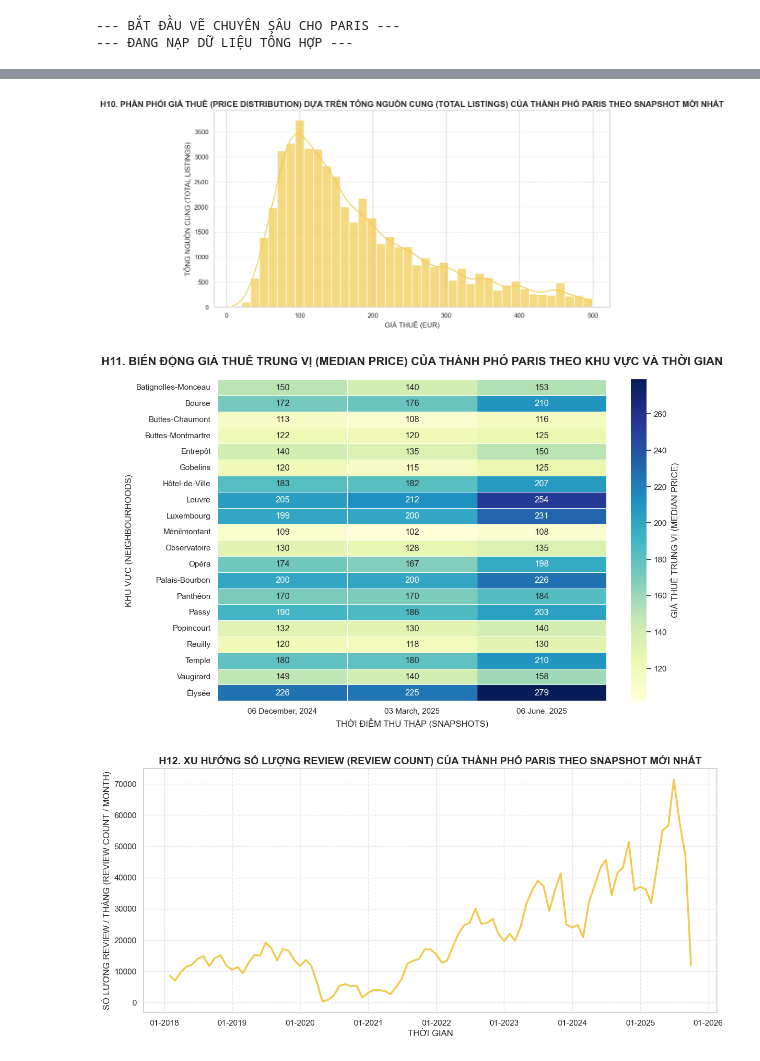
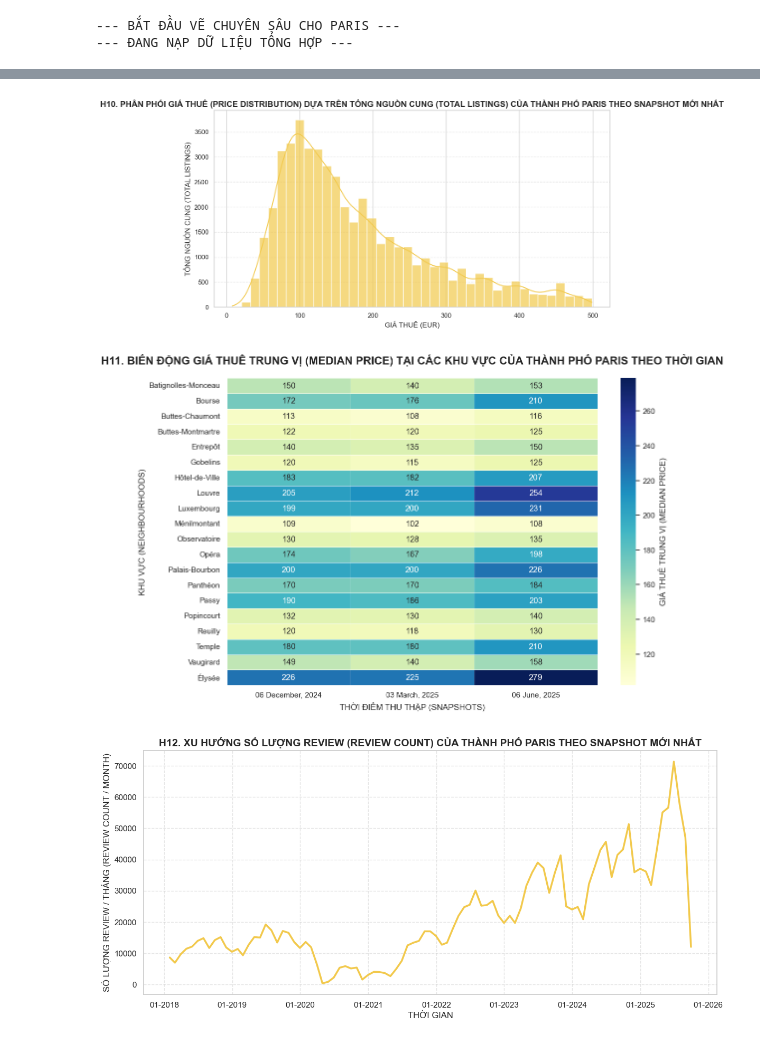
Before and after one commit to levfu/2526-LTXLDL-Project4-AIT2006-2-4.4, a Jupyter notebook: src/Paris_Visualization.ipynb, the cells around one changed output, grey strips where cells are left out. Saved outputs shown, nothing was run; the diff lists cells and outputs as text; code cells hidden in the pictures.

```diff
--- a/src/Paris_Visualization.ipynb
+++ b/src/Paris_Visualization.ipynb
@@ -300,7 +300,7 @@ if not kpi_room.empty:
     kpi_room = kpi_room.sort_values('dt')
 
     ax3 = sns.barplot(data=kpi_room, x='snapshot_date', y='percentage', hue='room_type', palette='Set2')
-    plt.title('H6. PHÂN BỐ CƠ CẤU LOẠI PHÒNG (ROOM TYPE) CỦA THÀNH PHỐ PARIS THEO THỜI GIAN', fontsize=14, fontweight='bold')
+    plt.title('H6. CƠ CẤU LOẠI PHÒNG (ROOM TYPE) CỦA THÀNH PHỐ PARIS THEO THỜI GIAN', fontsize=14, fontweight='bold')
     plt.ylabel('TỶ LỆ (%)')
     plt.xlabel('THỜI GIAN THU THẬP (SNAPSHOTS)')
     plt.legend(title='LOẠI PHÒNG (ROOM TYPE)', bbox_to_anchor=(1, 1))
@@ -384,7 +384,7 @@ if not df_detail.empty and 'neighbourhood_cleansed' in df_detail.columns:
         hue='neighbourhood_cleansed',
         legend=False
     )
-    plt.title(f'H7. TOP 10 KHU VỰC CÓ GIÁ THUÊ TRUNG VỊ (MEDIAN PRICE) CAO NHẤT THÀNH PHỐ PARIS THEO SNAPSHOT MỚI NHẤT', fontsize=14, fontweight='bold')
+    plt.title(f'H9. TOP 10 KHU VỰC CÓ GIÁ THUÊ TRUNG VỊ (MEDIAN PRICE) CAO NHẤT THÀNH PHỐ PARIS THEO SNAPSHOT MỚI NHẤT', fontsize=14, fontweight='bold')
     plt.xlabel('GIÁ THUÊ TRUNG VỊ (MEDIAN PRICE - EUR)')
     plt.ylabel('KHU VỰC (NEIGHBOURHOODS)')
     for i, v in enumerate(neigh_price['price_numeric']):
@@ -488,7 +488,7 @@ if all_files:
         )
 
         plt.title(
-            'H11. BIẾN ĐỘNG GIÁ THUÊ TRUNG VỊ (MEDIAN PRICE) CỦA THÀNH PHỐ PARIS THEO KHU VỰC VÀ THỜI GIAN',
+            'H11. BIẾN ĐỘNG GIÁ THUÊ TRUNG VỊ (MEDIAN PRICE) TẠI CÁC KHU VỰC CỦA THÀNH PHỐ PARIS THEO THỜI GIAN',
             fontsize=16,
             fontweight='bold',
             pad=20
@@ -544,6 +544,6 @@ else:
 [figure]
 [figure]
 [figure]
 [figure]
-[figure, old version]
+[figure, new version]
 [figure]
```
Also changed, not shown: parts of 1 cell of this notebook, 42 other files.
